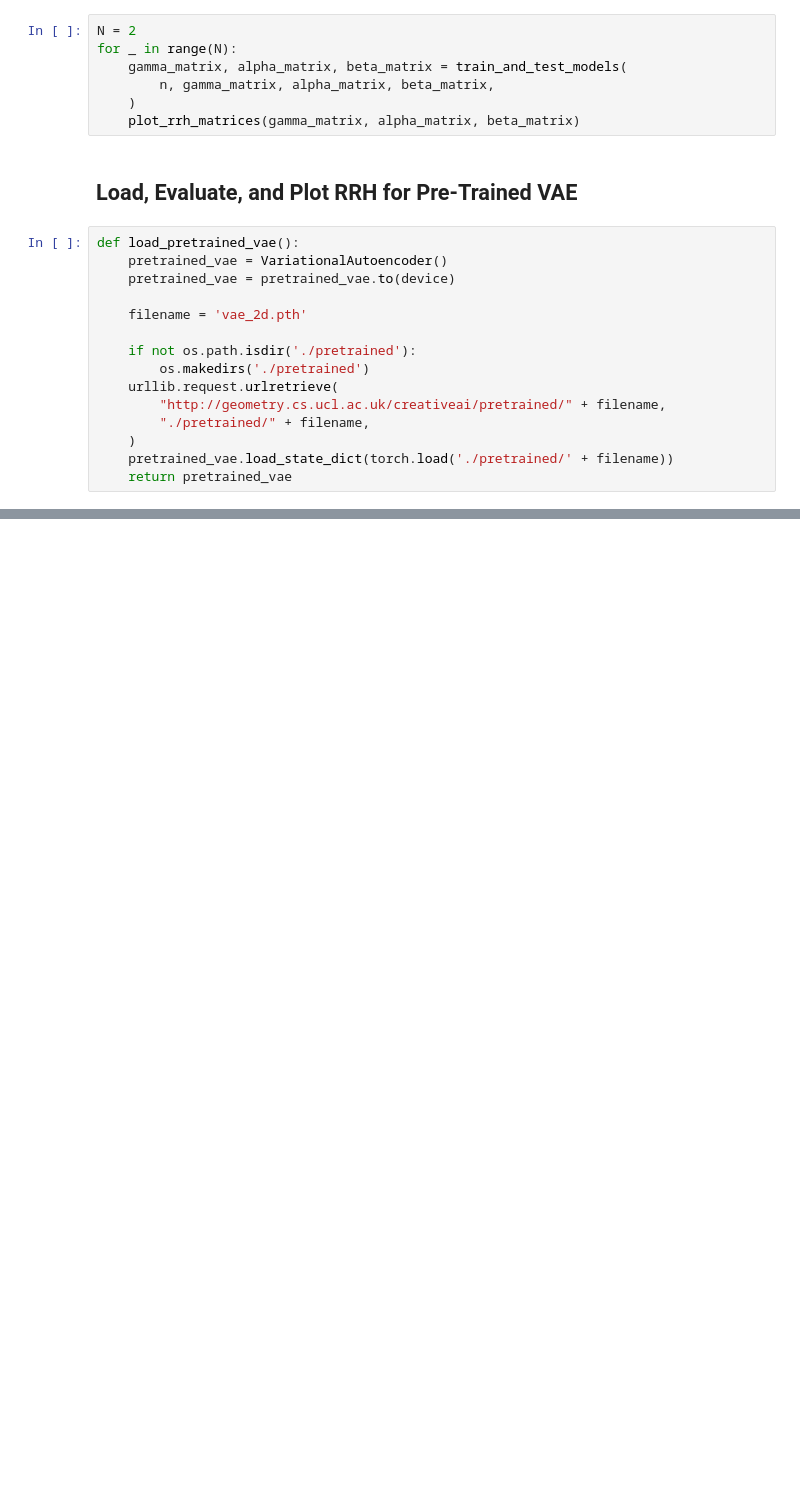
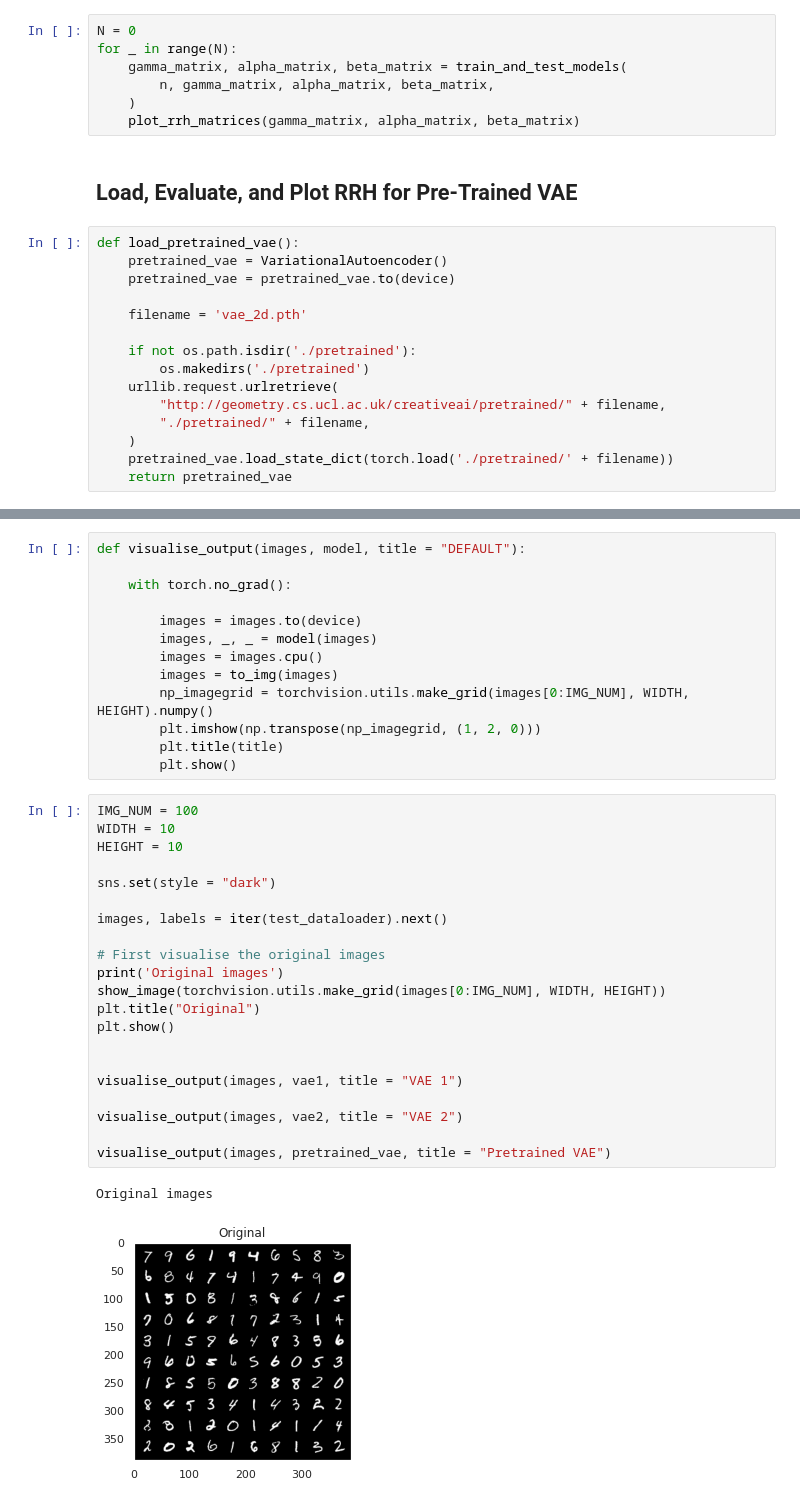
Before and after one commit to harvey2phase/rrh-MNIST, a Jupyter notebook: RRH_MNIST.ipynb, the cells around one changed output, grey strips where cells are left out. Cells and saved outputs as stored; diff of their text form; blank space fills up the shorter version.

```diff
--- a/RRH_MNIST.ipynb
+++ b/RRH_MNIST.ipynb
@@ -480,5 +520,5 @@ Training: 1, 2, 3,
 # %%
-N = 2
+N = 0
 for _ in range(N):
     gamma_matrix, alpha_matrix, beta_matrix = train_and_test_models(
         n, gamma_matrix, alpha_matrix, beta_matrix,
@@ -509,0 +622,37 @@ plot_rrh(gammas, alphas, betas)
+# %%
+def visualise_output(images, model, title = "DEFAULT"):
+
+    with torch.no_grad():
+
+        images = images.to(device)
+        images, _, _ = model(images)
+        images = images.cpu()
+        images = to_img(images)
+        np_imagegrid = torchvision.utils.make_grid(images[0:IMG_NUM], WIDTH, HEIGHT).numpy()
+        plt.imshow(np.transpose(np_imagegrid, (1, 2, 0)))
+        plt.title(title)
+        plt.show()
+# %%
+IMG_NUM = 100
+WIDTH = 10
+HEIGHT = 10
+
+sns.set(style = "dark")
+
+images, labels = iter(test_dataloader).next()
+
+# First visualise the original images
+print('Original images')
+show_image(torchvision.utils.make_grid(images[0:IMG_NUM], WIDTH, HEIGHT))
+plt.title("Original")
+plt.show()
+
+
+visualise_output(images, vae1, title = "VAE 1")
+
+visualise_output(images, vae2, title = "VAE 2")
+
+visualise_output(images, pretrained_vae, title = "Pretrained VAE")
+# %% [output]
+Original images
+[figure, added]
```
Also changed, not shown: parts of 26 cells of this notebook.
